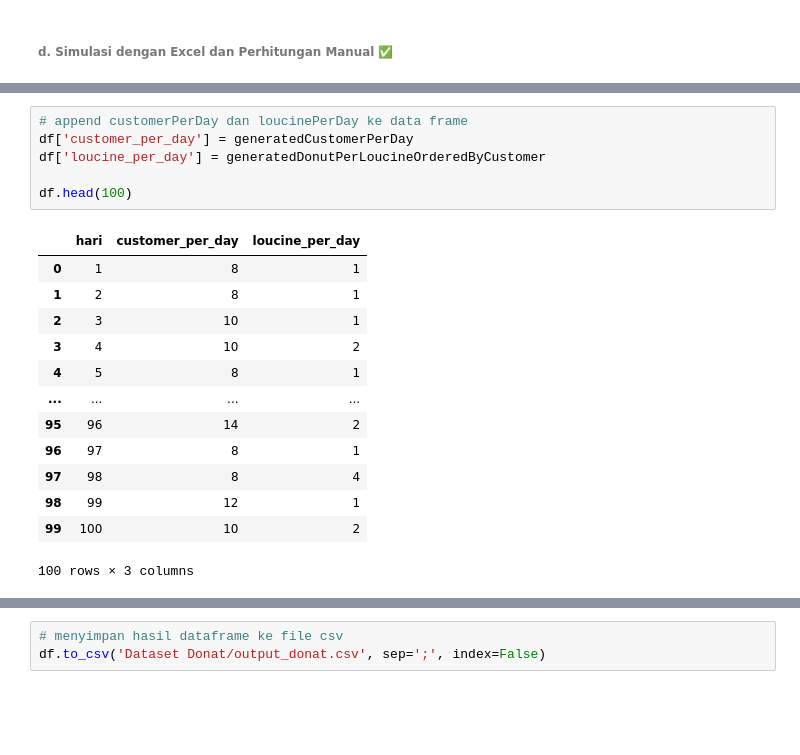
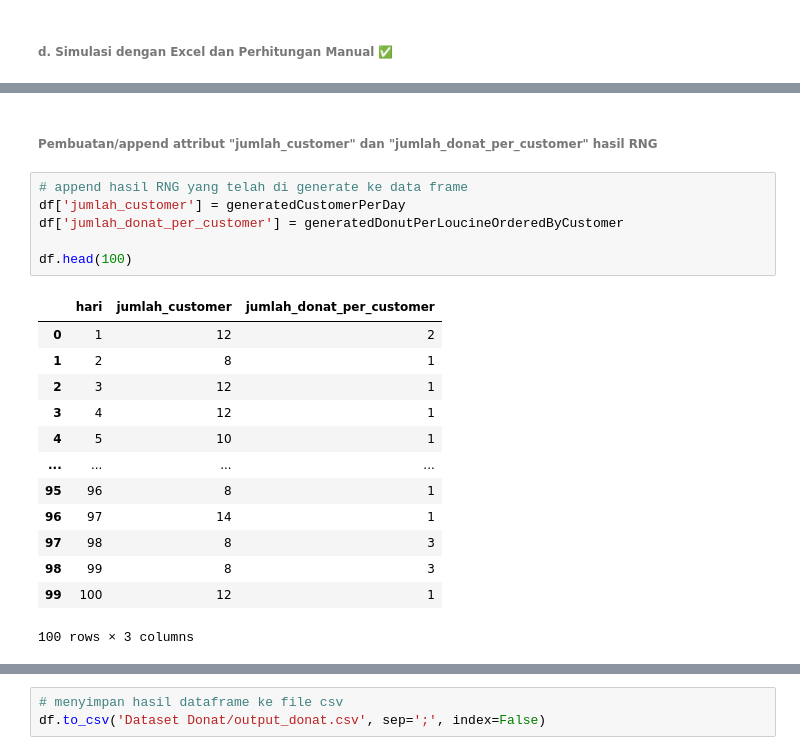
Before and after one commit to rasvanjaya21/pemodelan-dan-simulasi-data, a Jupyter notebook: UTS.ipynb, the cells around one changed output, grey strips where cells are left out. Drawn from its saved outputs; the diff is of its cells as text; blank space fills up the shorter version.

```diff
--- a/UTS.ipynb
+++ b/UTS.ipynb
@@ -225,20 +231,22 @@ df.head(100)
+# %% [markdown]
+###### Pembuatan/append attribut "jumlah_customer" dan "jumlah_donat_per_customer" hasil RNG
 # %%
-# append customerPerDay dan loucinePerDay ke data frame
-df['customer_per_day'] = generatedCustomerPerDay
-df['loucine_per_day'] = generatedDonutPerLoucineOrderedByCustomer
+# append hasil RNG yang telah di generate ke data frame
+df['jumlah_customer'] = generatedCustomerPerDay
+df['jumlah_donat_per_customer'] = generatedDonutPerLoucineOrderedByCustomer
 
 df.head(100)
 # %% [output]
-|  | hari | customer_per_day | loucine_per_day |
-| 0 | 1 | 8 | 1 |
+|  | hari | jumlah_customer | jumlah_donat_per_customer |
+| 0 | 1 | 12 | 2 |
 | 1 | 2 | 8 | 1 |
-| 2 | 3 | 10 | 1 |
-| 3 | 4 | 10 | 2 |
-| 4 | 5 | 8 | 1 |
+| 2 | 3 | 12 | 1 |
+| 3 | 4 | 12 | 1 |
+| 4 | 5 | 10 | 1 |
 | ... | ... | ... | ... |
-| 95 | 96 | 14 | 2 |
-| 96 | 97 | 8 | 1 |
-| 97 | 98 | 8 | 4 |
-| 98 | 99 | 12 | 1 |
-| 99 | 100 | 10 | 2 |
+| 95 | 96 | 8 | 1 |
+| 96 | 97 | 14 | 1 |
+| 97 | 98 | 8 | 3 |
+| 98 | 99 | 8 | 3 |
+| 99 | 100 | 12 | 1 |
 100 rows × 3 columns
```
Also changed, not shown: parts of 33 cells of this notebook.
